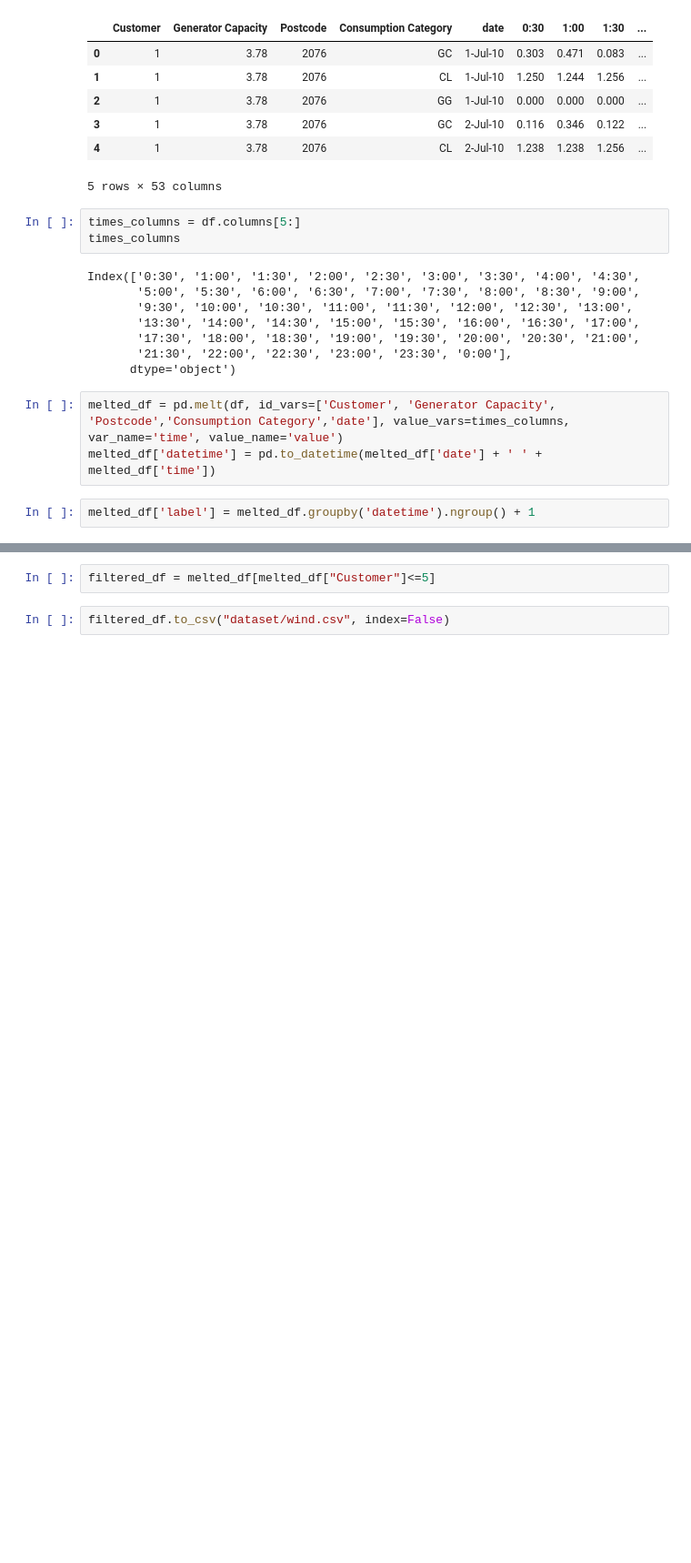
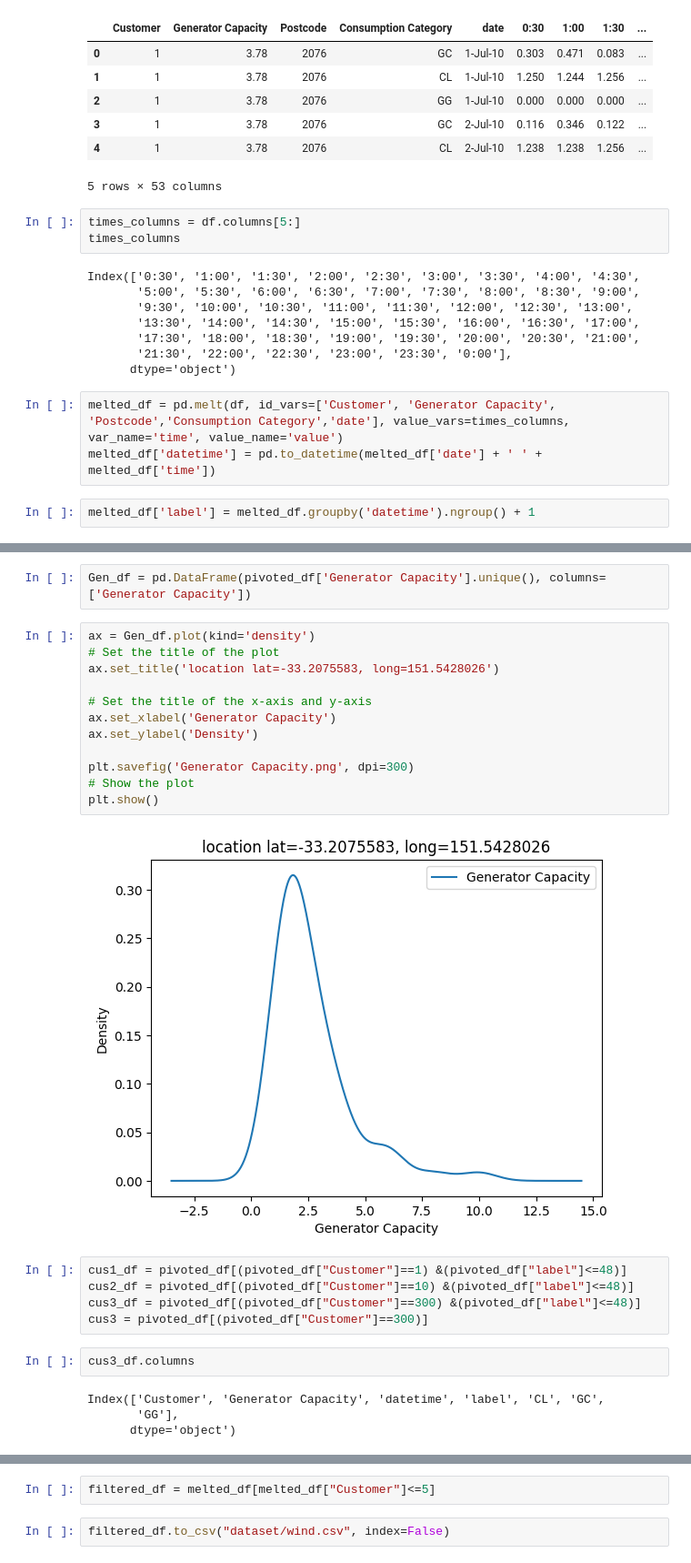
Before and after one commit to samfallahian/sdv-gan, a Jupyter notebook: wind_data.ipynb, the cells around one changed output, grey strips where cells are left out. Shown at 91% size. Cells and saved outputs as stored; diff of their text form; blank space fills up the shorter version.

```diff
--- a/wind_data.ipynb
+++ b/wind_data.ipynb
@@ -57,0 +119,27 @@ melted_df
+# %%
+Gen_df = pd.DataFrame(pivoted_df['Generator Capacity'].unique(), columns=['Generator Capacity'])
+# %%
+ax = Gen_df.plot(kind='density')
+# Set the title of the plot
+ax.set_title('location lat=-33.2075583, long=151.5428026')
+
+# Set the title of the x-axis and y-axis
+ax.set_xlabel('Generator Capacity')
+ax.set_ylabel('Density')
+
+plt.savefig('Generator Capacity.png', dpi=300)
+# Show the plot
+plt.show()
+# %% [output]
+[figure, added]
+# %%
+cus1_df = pivoted_df[(pivoted_df["Customer"]==1) &(pivoted_df["label"]<=48)]
+cus2_df = pivoted_df[(pivoted_df["Customer"]==10) &(pivoted_df["label"]<=48)]
+cus3_df = pivoted_df[(pivoted_df["Customer"]==300) &(pivoted_df["label"]<=48)]
+cus3 = pivoted_df[(pivoted_df["Customer"]==300)]
+# %%
+cus3_df.columns
+# %% [output]
+Index(['Customer', 'Generator Capacity', 'datetime', 'label', 'CL', 'GC',
+       'GG'],
+      dtype='object')
```
Also changed, not shown: parts of 23 cells of this notebook, 12 other files.
